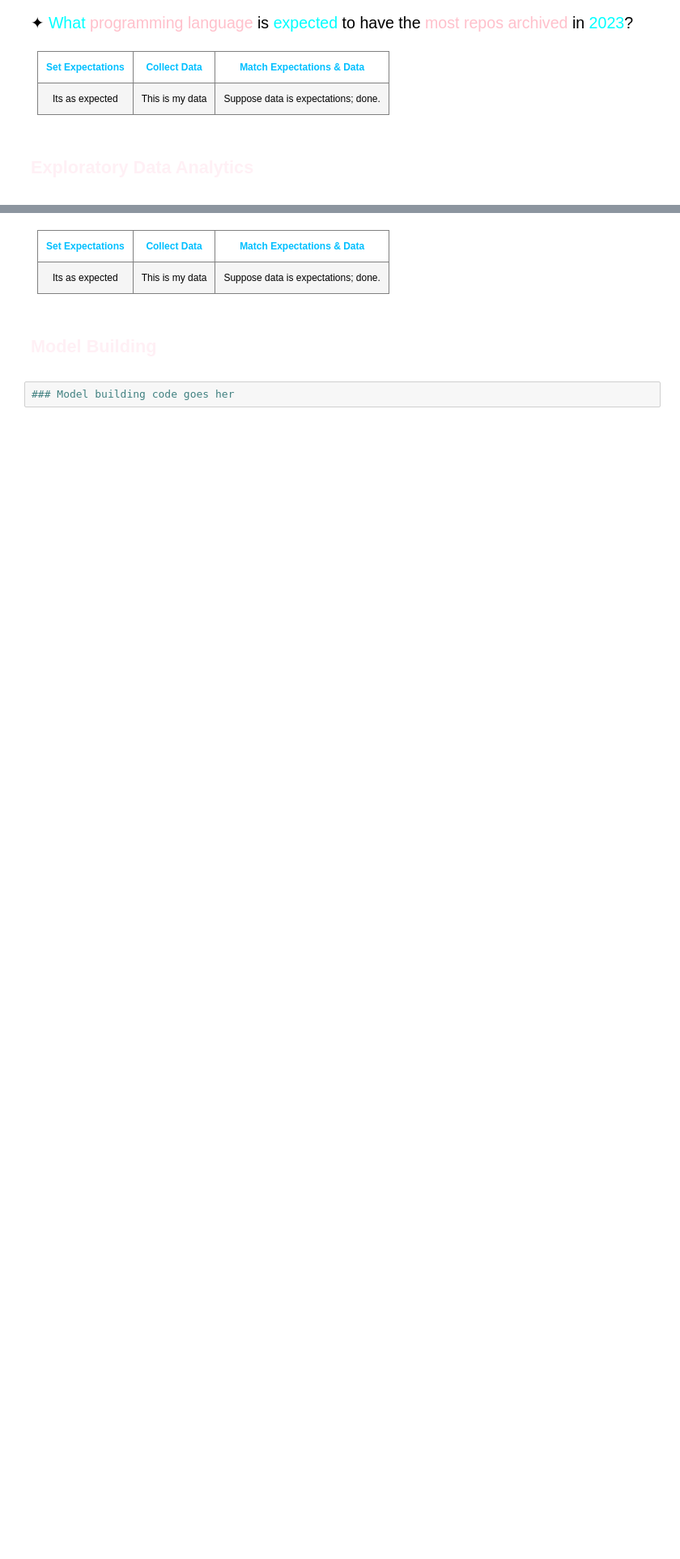
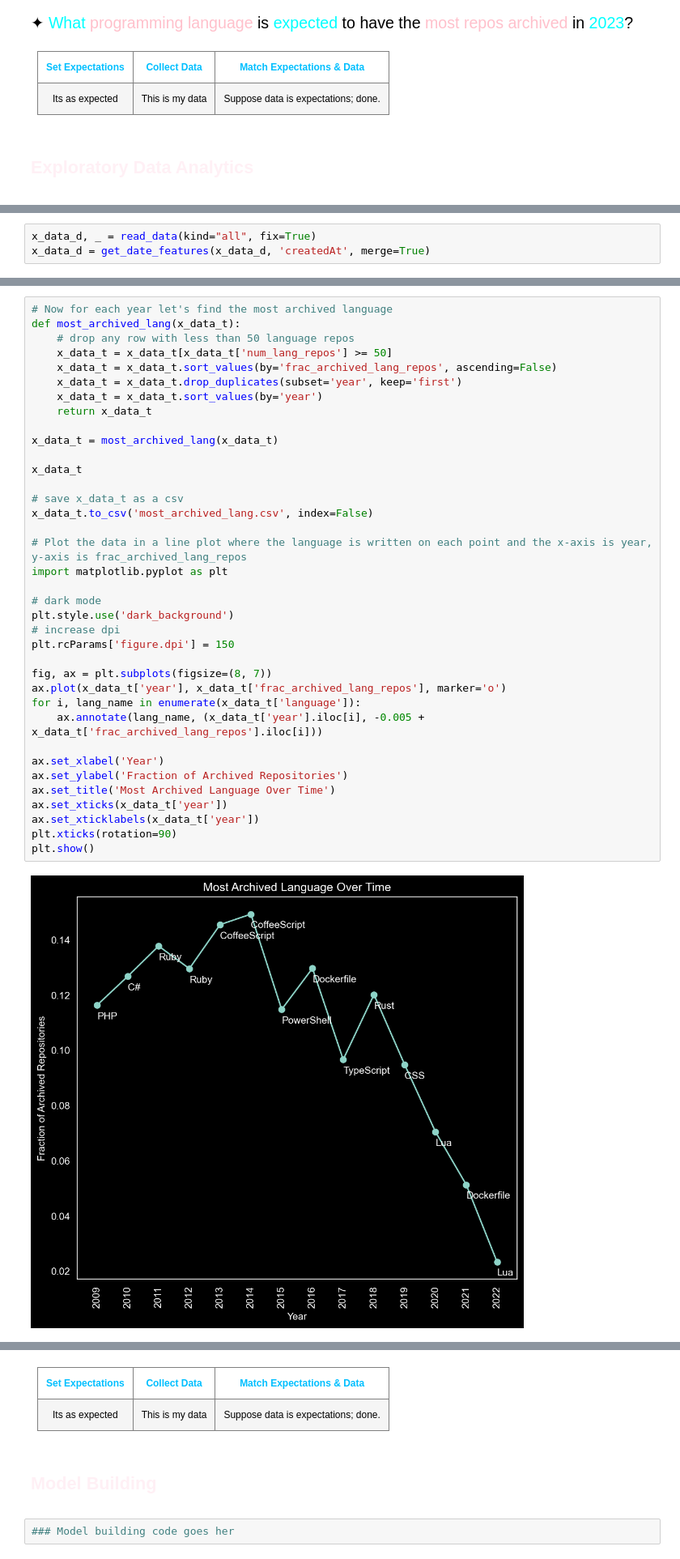
Before and after one commit to EssamWisam/Github-Metadata-Analytics, a Jupyter notebook: Questions/P - Expected Language Archivals/Example.ipynb, the cells around one changed output, grey strips where cells are left out. Shown at 81% size. Saved outputs shown, nothing was run; the diff lists cells and outputs as text; blank space fills up the shorter version.

Commit message:
🎨 Arbitrary Language Predictors is Done

```diff
--- a/Questions/P - Expected Language Archivals/Example.ipynb
+++ b/Questions/P - Expected Language Archivals/Example.ipynb
@@ -56,0 +65,3 @@
+# %%
+x_data_d, _ = read_data(kind="all", fix=True)
+x_data_d = get_date_features(x_data_d, 'createdAt', merge=True)
@@ -56,0 +108,39 @@
+# %%
+# Now for each year let's find the most archived language
+def most_archived_lang(x_data_t):
+    # drop any row with less than 50 language repos
+    x_data_t = x_data_t[x_data_t['num_lang_repos'] >= 50]
+    x_data_t = x_data_t.sort_values(by='frac_archived_lang_repos', ascending=False)
+    x_data_t = x_data_t.drop_duplicates(subset='year', keep='first')
+    x_data_t = x_data_t.sort_values(by='year')
+    return x_data_t
+
+x_data_t = most_archived_lang(x_data_t)
+
+x_data_t
+
+# save x_data_t as a csv
+x_data_t.to_csv('most_archived_lang.csv', index=False)
+
+# Plot the data in a line plot where the language is written on each point and the x-axis is year, y-axis is frac_archived_lang_repos
+import matplotlib.pyplot as plt
+
+# dark mode
+plt.style.use('dark_background')
+# increase dpi
+plt.rcParams['figure.dpi'] = 150
+
+fig, ax = plt.subplots(figsize=(8, 7))
+ax.plot(x_data_t['year'], x_data_t['frac_archived_lang_repos'], marker='o')
+for i, lang_name in enumerate(x_data_t['language']):
+    ax.annotate(lang_name, (x_data_t['year'].iloc[i], -0.005 + x_data_t['frac_archived_lang_repos'].iloc[i]))
+
+ax.set_xlabel('Year')
+ax.set_ylabel('Fraction of Archived Repositories')
+ax.set_title('Most Archived Language Over Time')
+ax.set_xticks(x_data_t['year'])
+ax.set_xticklabels(x_data_t['year'])
+plt.xticks(rotation=90)
+plt.show()
+# %% [output]
+[figure, added]
```
Also changed, not shown: parts of 7 cells of this notebook, 21 other files.
